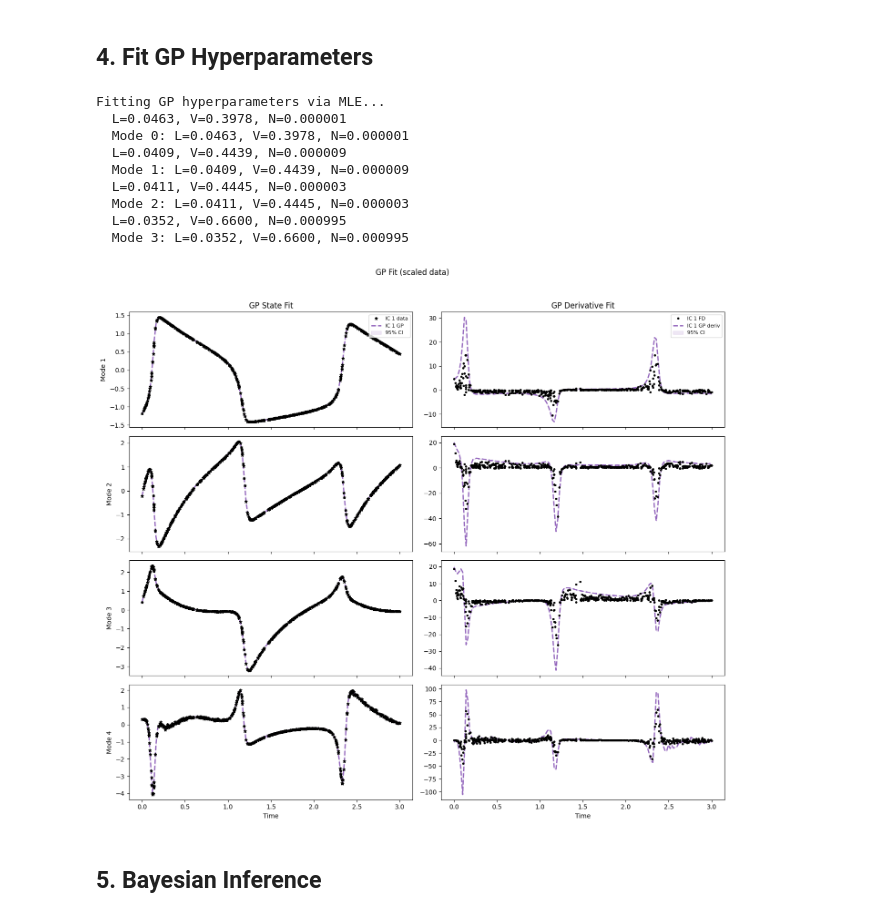
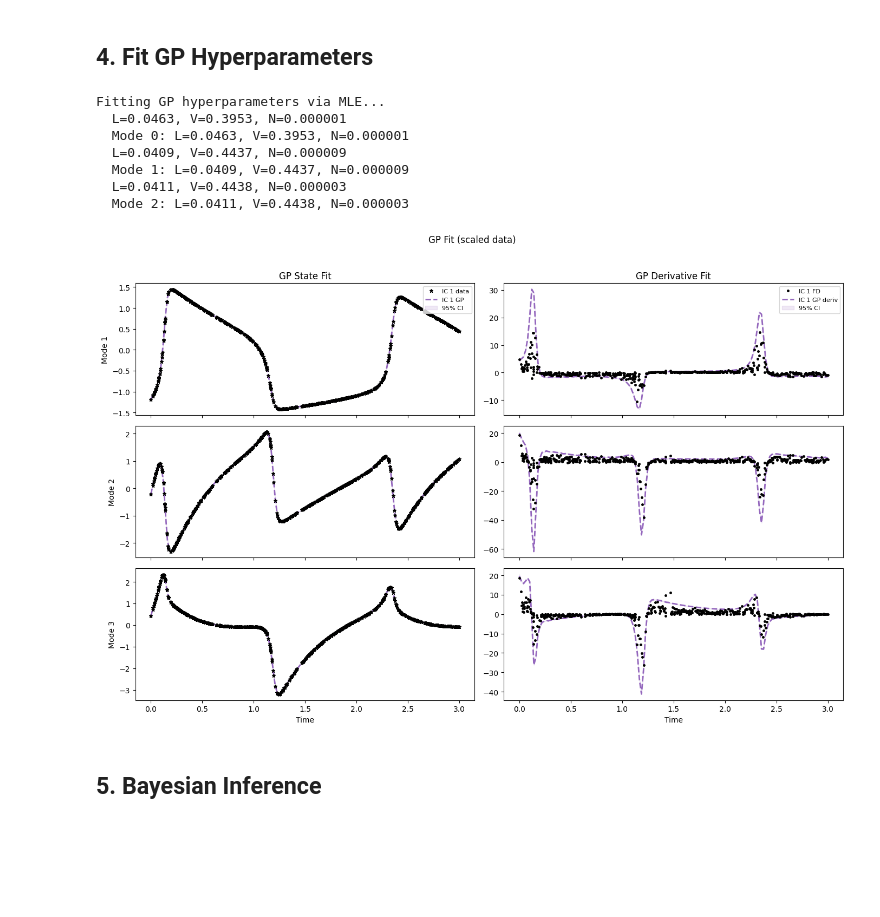
Before and after one commit to Anthony50102/probabilistic_rom_inference, a Jupyter notebook: experiments/fitz_nagumo/02_full_bayesian.ipynb, the cells around one changed output. Drawn from its saved outputs; the diff is of its cells as text; code cells hidden in the pictures; blank space fills up the shorter version.

```diff
--- a/experiments/fitz_nagumo/02_full_bayesian.ipynb
+++ b/experiments/fitz_nagumo/02_full_bayesian.ipynb
@@ -51,7 +51,7 @@ rng_key = jax.random.PRNGKey(42)
 # %%
 # === EXPERIMENT CONFIGURATION ===
 OPERATORS = "cAHBN"       # OpInf operator structure (with inputs)
-NUM_MODES = 4             # POD modes to retain
+NUM_MODES = 3             # POD modes to retain
 
 # Data generation settings
 TRAINING_SPAN = (0, 3.0)  # Subset of time domain for training
@@ -65,22 +65,24 @@ USE_SCALED_DATA = True    # Standardize POD coefficients for GP fitting
 
 # Inference settings
 RUN_SVI = True
-RUN_MCMC = False           # More expensive, optional
+RUN_MCMC = True           # More expensive, optional
 USE_SVI_FOR_MCMC_INIT = True  # Initialize MCMC from SVI result
+USE_DETERMINISTIC_PRIOR = True  # Use deterministic OpInf solve as prior mean for SVI
 GUIDE = numpyro.infer.autoguide.AutoDelta  # Guide for SVI
+# GUIDE = numpyro.infer.autoguide.AutoNormal
 VERBOSE = True             # Show progress bars (set False for papermill runs)
 
 # Hyperparameters
-GAMMA = 1e1     # Operator prior variance
-GAMMA2 = 1e1    # ODE constraint stiffness
-GAMMA3 = None    # Operator prior variance for MCMC (if different from SVI)
-GAMMA4 = None    # ODE constraint stiffness for MCMC (if different from SVI)
+GAMMA = 1e0     # Operator prior variance
+GAMMA2 = 1e0    # ODE constraint stiffness
+GAMMA3 = 1e-1    # Operator prior variance for MCMC (if different from SVI)
+GAMMA4 = 1e-1    # ODE constraint stiffness for MCMC (if different from SVI)
 # %% [markdown]
 ## 2. Generate Training Data
 # %%
 # Generate training data using the standard pipeline
 (fom, time_domain_full, true_states, time_sampled, snapshots_sampled) = \
-    generate_trajectory(config, TRAINING_SPAN, NUM_SAMPLES, NOISE_LEVEL)
+    generate_trajectory(config, np.linspace(*PREDICTION_SPAN, 801), TRAINING_SPAN, NUM_SAMPLES, NOISE_LEVEL)
 
 # Input function
 input_func = ReducedOrderModel.input_func
@@ -197,5 +199,11 @@ plt.show()
 # %% [markdown]
 ## 4. Fit GP Hyperparameters
+# %%
+# Start time of the full algorithm
+import time
+
+start_time = time.time()
+total_plot_time = 0
 # %%
 # Fit GP for each mode via MLE (on scaled data if enabled)
 Ls, Vs, Ns, gp_models = fit_gp_hyperparameters_mle(
@@ -205,30 +213,30 @@ Ls, Vs, Ns, gp_models = fit_gp_hyperparameters_mle(
 )
 # %% [output]
 Fitting GP hyperparameters via MLE...
-  L=0.0463, V=0.3978, N=0.000001
-  Mode 0: L=0.0463, V=0.3978, N=0.000001
-  L=0.0409, V=0.4439, N=0.000009
-  Mode 1: L=0.0409, V=0.4439, N=0.000009
-  L=0.0411, V=0.4445, N=0.000003
-  Mode 2: L=0.0411, V=0.4445, N=0.000003
-  L=0.0352, V=0.6600, N=0.000995
-  Mode 3: L=0.0352, V=0.6600, N=0.000995
+  L=0.0463, V=0.3953, N=0.000001
+  Mode 0: L=0.0463, V=0.3953, N=0.000001
+  L=0.0409, V=0.4437, N=0.000009
+  Mode 1: L=0.0409, V=0.4437, N=0.000009
+  L=0.0411, V=0.4438, N=0.000003
+  Mode 2: L=0.0411, V=0.4438, N=0.000003
 # %%
 # Visualize GP fit quality (states and derivatives)
 # Note: GP models were fitted on training_data (scaled if USE_SCALED_DATA)
+_plot_t0 = time.time()
 fig, axes = plot_gp_fit(
     gp_models=gp_models,
     snapshots_compressed=training_data,
     time_sampled=time_sampled,
     time_eval=time_domain_eval_training,
     lengthscales=Ls,
     variances=Vs,
     plot_derivatives=True,
 )
 plt.suptitle(f"GP Fit ({'scaled' if USE_SCALED_DATA else 'unscaled'} data)", y=1.02)
 plt.show()
+total_plot_time += time.time() - _plot_t0
 # %% [output]
-[figure, old version]
+[figure, new version]
 # %% [markdown]
 ## 5. Bayesian Inference
 # %%
```
Also changed, not shown: parts of 13 cells of this notebook, 8 other files.
